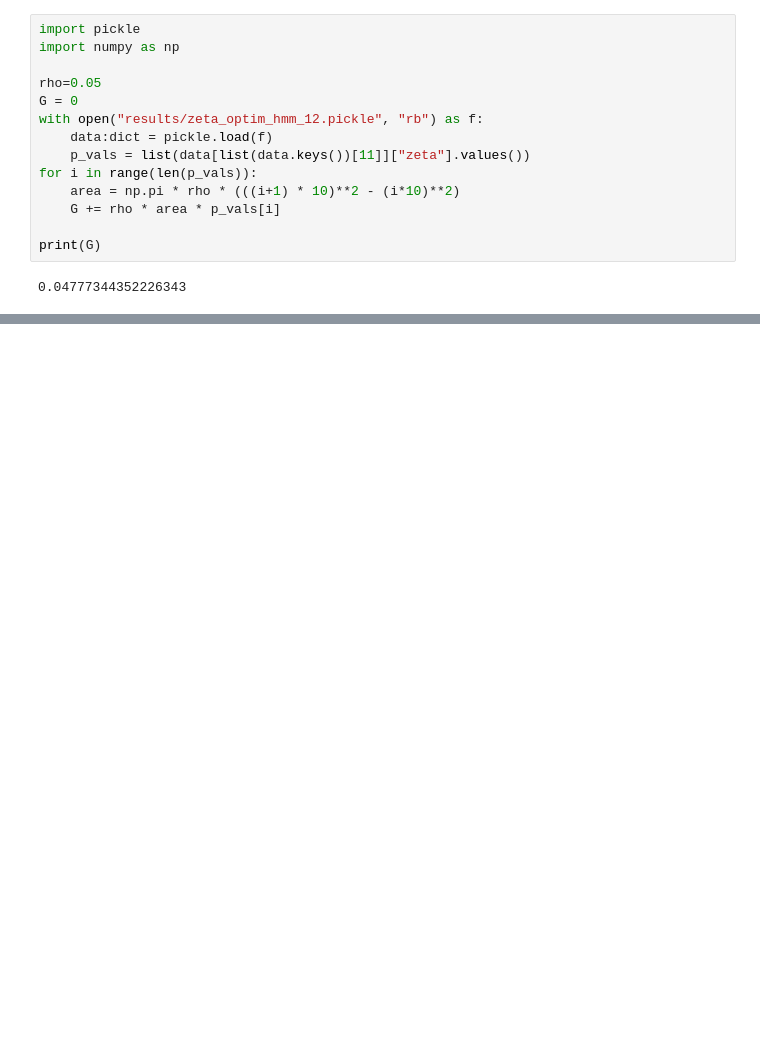
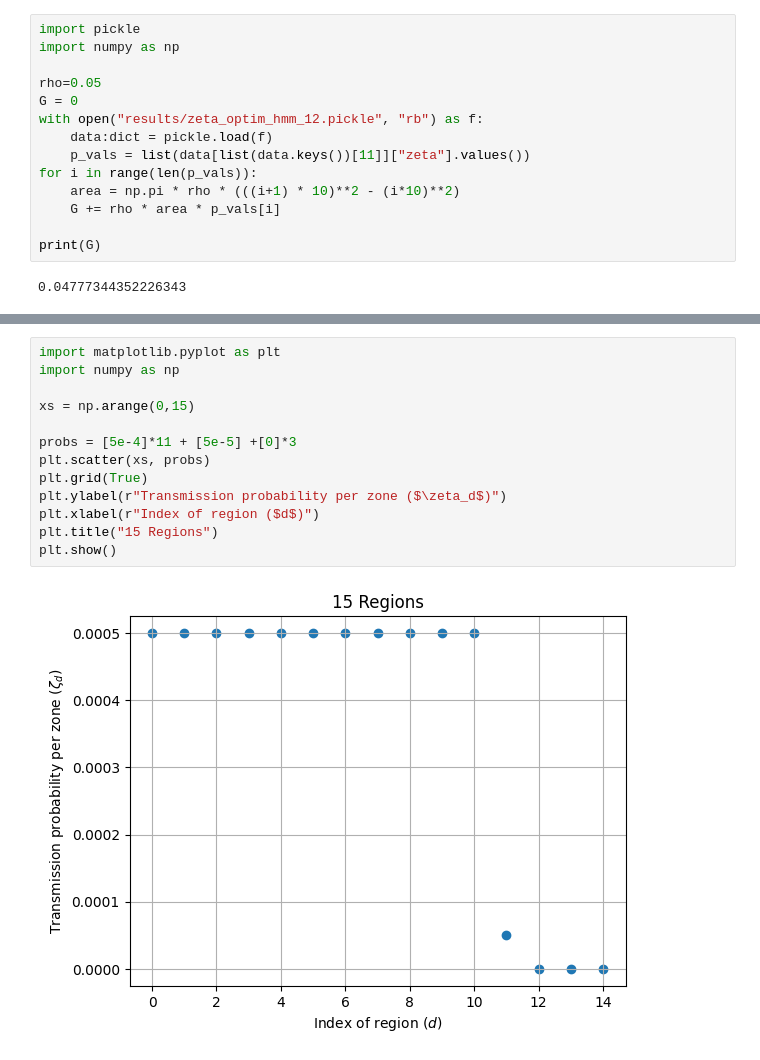
Before and after one commit to burattoale/spatial-aoi, a Jupyter notebook: prova.ipynb, the cells around one changed output, grey strips where cells are left out. Saved outputs shown, nothing was run; the diff lists cells and outputs as text; blank space fills up the shorter version.

```diff
--- a/prova.ipynb
+++ b/prova.ipynb
@@ -132,0 +364,15 @@ if __name__ == "__main__":
+# %%
+import matplotlib.pyplot as plt
+import numpy as np
+
+xs = np.arange(0,15)
+
+probs = [5e-4]*11 + [5e-5] +[0]*3
+plt.scatter(xs, probs)
+plt.grid(True)
+plt.ylabel(r"Transmission probability per zone ($\zeta_d$)")
+plt.xlabel(r"Index of region ($d$)")
+plt.title("15 Regions")
+plt.show()
+# %% [output]
+[figure, added]
```
Also changed, not shown: parts of 6 cells of this notebook, 8 other files.
